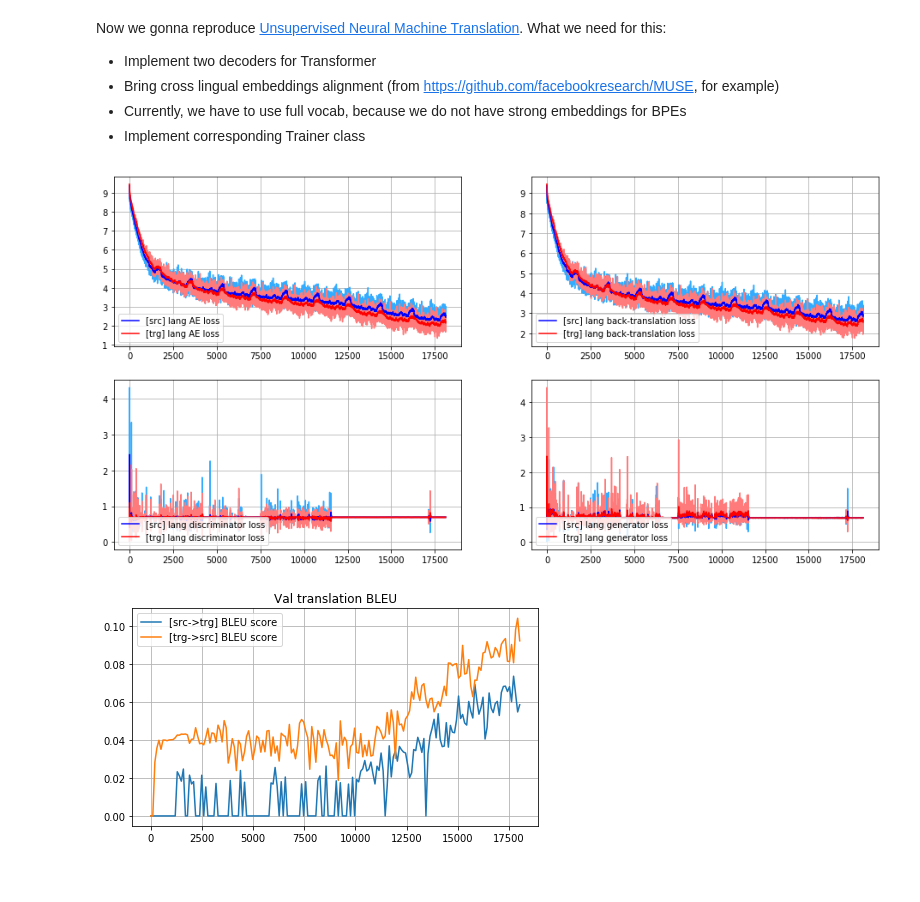
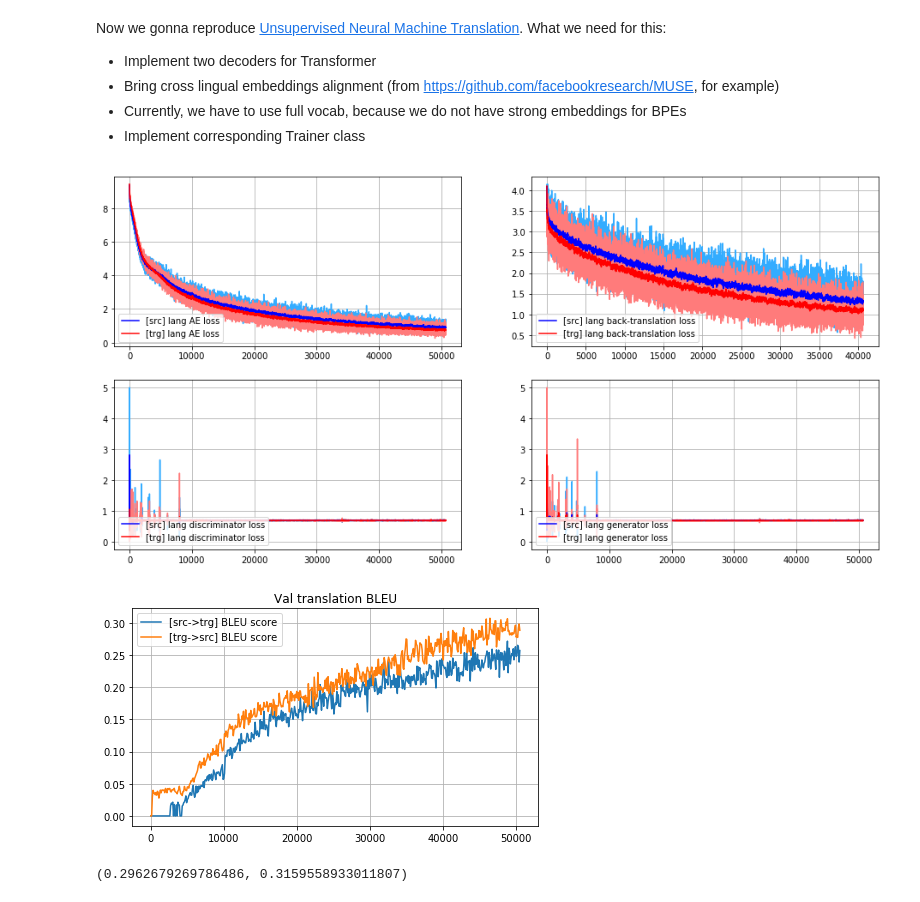
Before and after one commit to universome/text-style-transfer, a Jupyter notebook: notebooks/unsupervised-mt.ipynb, the cells around one changed output. Saved outputs shown, nothing was run; the diff lists cells and outputs as text; code cells hidden in the pictures.

```diff
--- a/notebooks/unsupervised-mt.ipynb
+++ b/notebooks/unsupervised-mt.ipynb
@@ -98,36 +98,36 @@ adv_criterion = nn.BCEWithLogitsLoss()
 
 # def trainable_params_without_enc_embs(transformer):
 #     trainable = transformer.get_trainable_parameters()
 #     enc_embs = set(map(id, transformer.encoder.src_word_emb.parameters()))
 #     dec_embs = set(map(id, transformer.decoder.tgt_word_emb.parameters()))
 #     freezed = enc_embs | dec_embs
 
 #     return (p for p in trainable if not id(p) in freezed)
 
 transformer_optimizer = Adam([
     {'params': transformer.get_trainable_params_without_embs(), 'lr': 1e-4},
-    {'params': transformer.get_embs_parameters(), 'lr': 1e-5}
+    {'params': transformer.get_embs_parameters(), 'lr': 5e-6}
 ])
 # transformer_optimizer = Adam(trainable_params_without_enc_embs(transformer), lr=1e-4)
 discriminator_optimizer = Adam(discriminator.trainable_parameters(), lr=1e-4)
 
 training_data = UMTBatcher(train_src_idx, train_trg_idx, vocab_src,
-                           vocab_trg, batch_size=16, shuffle=False)
+                           vocab_trg, batch_size=16, shuffle=True)
 val_data = Batcher(val_src_idx[:64], val_trg_idx[:64], vocab_src.token2id,
                    vocab_trg.token2id, batch_size=16, shuffle=False)
 
 training_config = {
-    'max_num_epochs': 10,
-    'start_bt_from_iter': 0,
+    'max_num_epochs': 50,
+    'start_bt_from_iter': 10000,
     'gen_loss_coef': 0.1
 }
 
 trainer = UMTTrainer(transformer, discriminator, vocab_src, vocab_trg,
                   transformer_optimizer, discriminator_optimizer,
                   reconstruct_src_criterion, reconstruct_trg_criterion, adv_criterion,
                   training_config)
 
 trainer.run_training(training_data, val_data, plot_every=10, val_bleu_every=100)
 # %% [output]
-[figure, old version]
+[figure, new version]
-[figure, old version]
+[figure, new version]
@@ -133,0 +139,4 @@ trainer.run_training(training_data, val_data, plot_every=10, val_bleu_every=100)
+# %%
+scores
+# %% [output]
+(0.2962679269786486, 0.3159558933011807)
```
Also changed, not shown: parts of 2 cells of this notebook.
